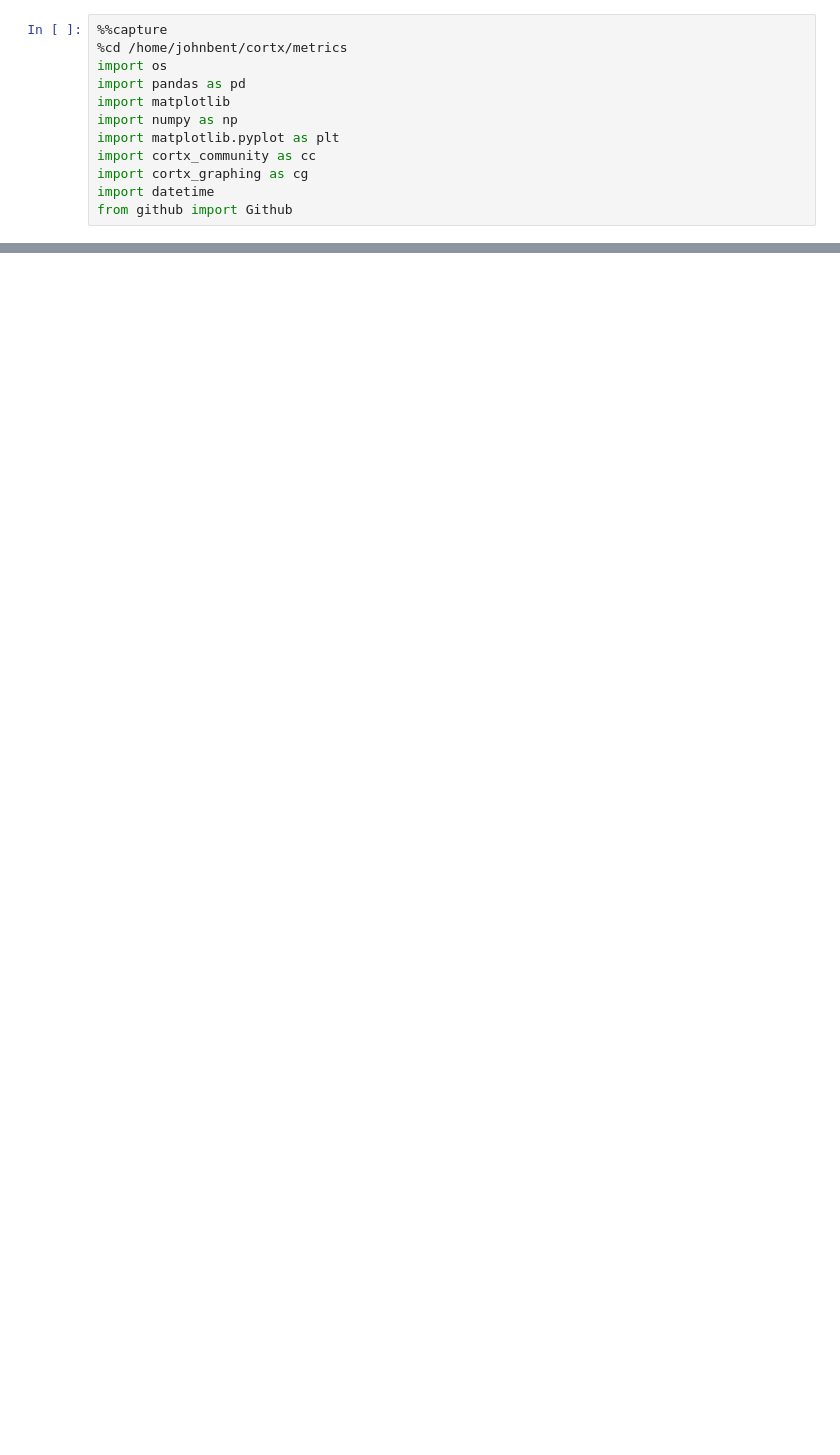
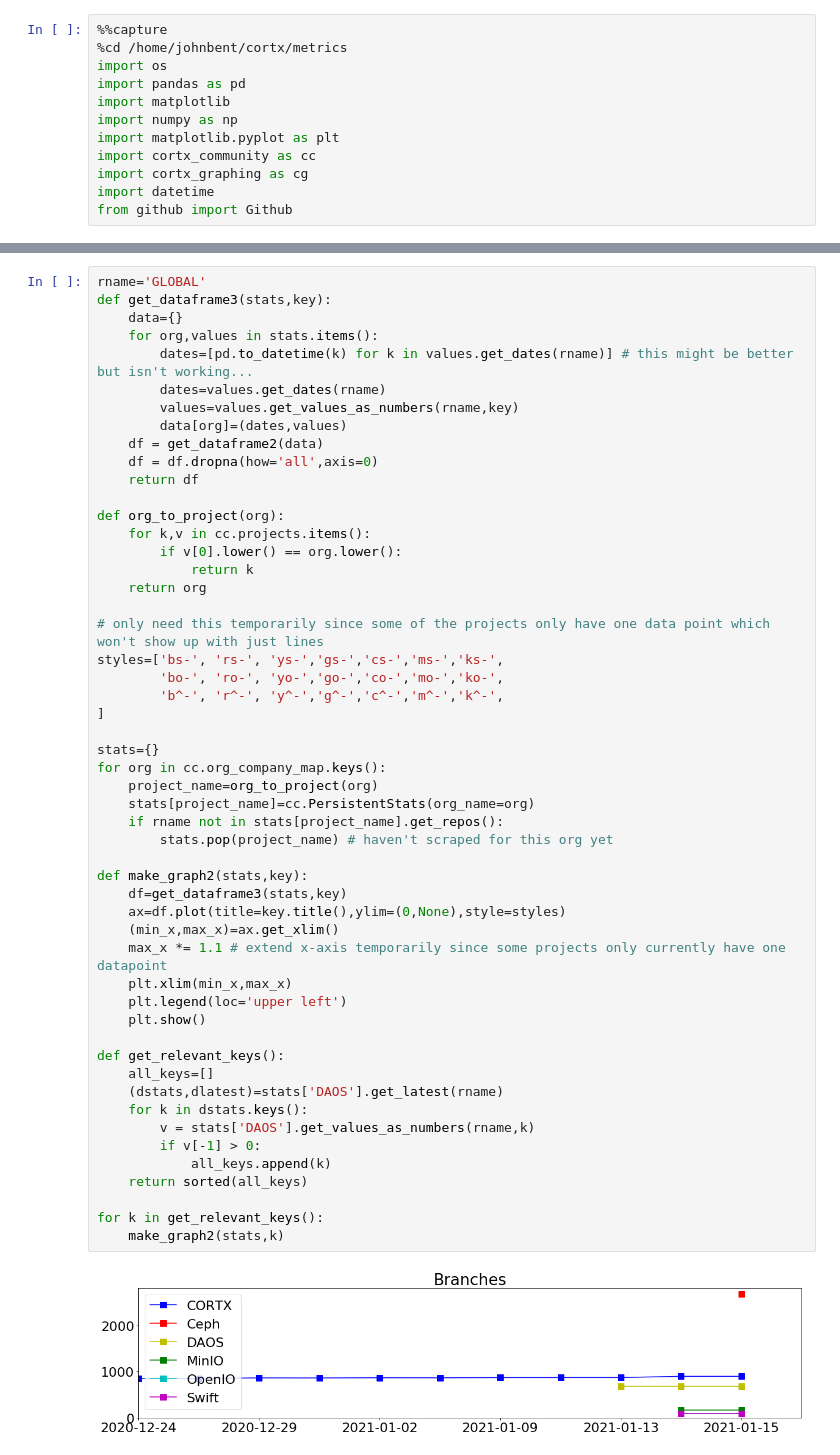
Before and after one commit to Seagate/cortx, a Jupyter notebook: metrics/CORTX_Metrics_Compare_Projects.ipynb, the cells around one changed output, grey strips where cells are left out. Saved outputs shown, nothing was run; the diff lists cells and outputs as text; blank space fills up the shorter version.

```diff
--- a/metrics/CORTX_Metrics_Compare_Projects.ipynb
+++ b/metrics/CORTX_Metrics_Compare_Projects.ipynb
@@ -229,0 +186,54 @@ Ceph is largest with size 3403
+# %%
+rname='GLOBAL'
+def get_dataframe3(stats,key):
+    data={}
+    for org,values in stats.items():
+        dates=[pd.to_datetime(k) for k in values.get_dates(rname)] # this might be better but isn't working...
+        dates=values.get_dates(rname)
+        values=values.get_values_as_numbers(rname,key)
+        data[org]=(dates,values)
+    df = get_dataframe2(data)
+    df = df.dropna(how='all',axis=0)
+    return df
+
+def org_to_project(org):
+    for k,v in cc.projects.items():
+        if v[0].lower() == org.lower():
+            return k
+    return org
+
+# only need this temporarily since some of the projects only have one data point which won't show up with just lines
+styles=['bs-', 'rs-', 'ys-','gs-','cs-','ms-','ks-',
+        'bo-', 'ro-', 'yo-','go-','co-','mo-','ko-',
+        'b^-', 'r^-', 'y^-','g^-','c^-','m^-','k^-',
+]
+
+stats={}
+for org in cc.org_company_map.keys():
+    project_name=org_to_project(org)
+    stats[project_name]=cc.PersistentStats(org_name=org)
+    if rname not in stats[project_name].get_repos():
+        stats.pop(project_name) # haven't scraped for this org yet
+
+def make_graph2(stats,key):
+    df=get_dataframe3(stats,key)
+    ax=df.plot(title=key.title(),ylim=(0,None),style=styles)
+    (min_x,max_x)=ax.get_xlim()
+    max_x *= 1.1 # extend x-axis temporarily since some projects only currently have one datapoint
+    plt.xlim(min_x,max_x)
+    plt.legend(loc='upper left')
+    plt.show()
+
+def get_relevant_keys():
+    all_keys=[]
+    (dstats,dlatest)=stats['DAOS'].get_latest(rname)
+    for k in dstats.keys():
+        v = stats['DAOS'].get_values_as_numbers(rname,k)
+        if v[-1] > 0:
+            all_keys.append(k)
+    return sorted(all_keys)
+
+for k in get_relevant_keys():
+    make_graph2(stats,k)
+# %% [output]
+[figure, added]
```
Also changed, not shown: parts of 18 cells of this notebook, 6 other files.
